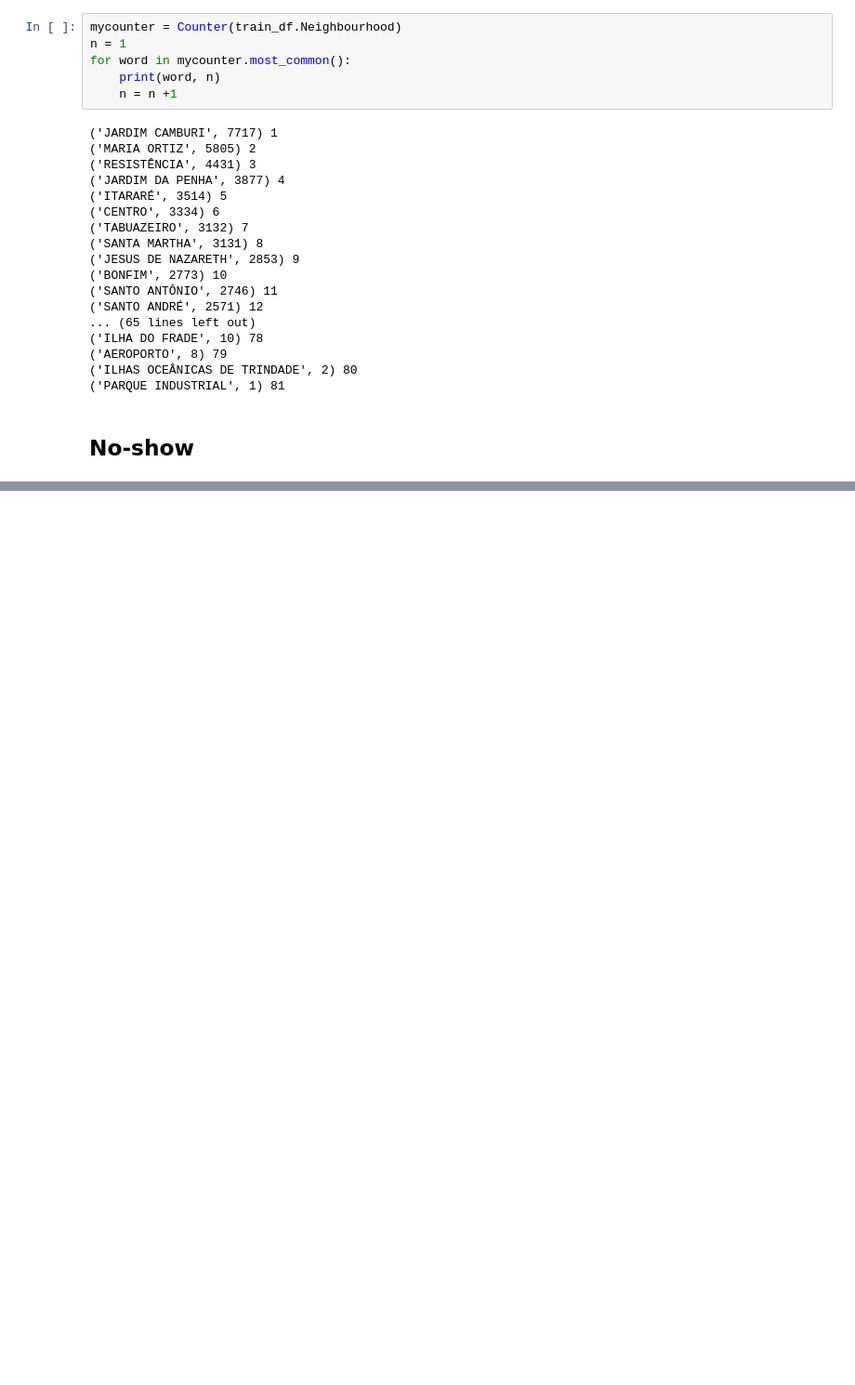
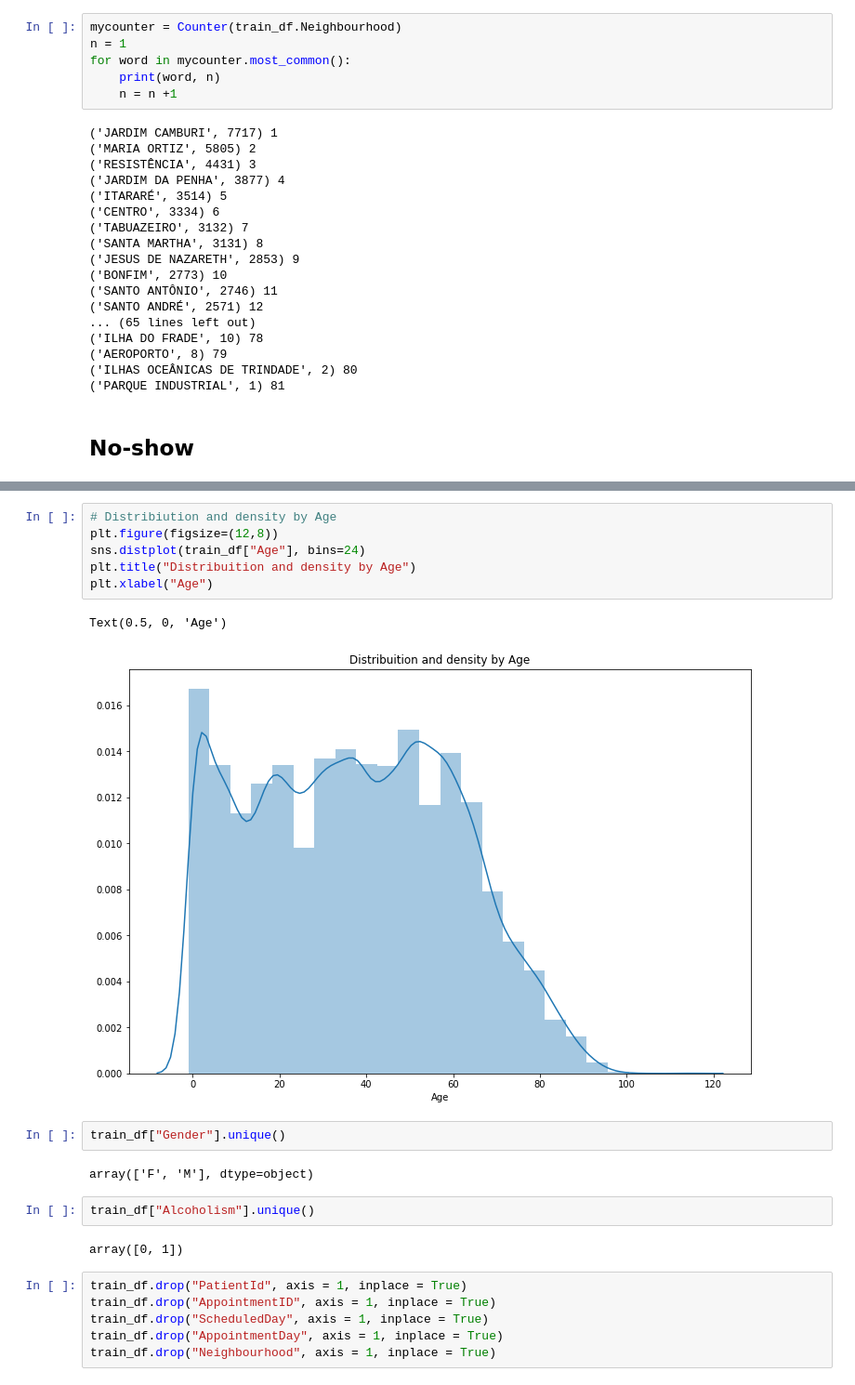
Before and after one commit to Seiji555/Team_AI, a Jupyter notebook: 20191102/Medical_Appointment.ipynb, the cells around one changed output, grey strips where cells are left out. Shown: that part at 93% size. Cells and saved outputs as stored; diff of their text form; blank space fills up the shorter version.

```diff
--- a/20191102/Medical_Appointment.ipynb
+++ b/20191102/Medical_Appointment.ipynb
@@ -175,0 +209,23 @@ SyntaxError: EOL while scanning string literal (<ipython-input-17-f672c818df53>,
+# %%
+# Distribiution and density by Age
+plt.figure(figsize=(12,8))
+sns.distplot(train_df["Age"], bins=24)
+plt.title("Distribuition and density by Age")
+plt.xlabel("Age")
+# %% [output]
+Text(0.5, 0, 'Age')
+[figure, added]
+# %%
+train_df["Gender"].unique()
+# %% [output]
+array(['F', 'M'], dtype=object)
+# %%
+train_df["Alcoholism"].unique()
+# %% [output]
+array([0, 1])
+# %%
+train_df.drop("PatientId", axis = 1, inplace = True)
+train_df.drop("AppointmentID", axis = 1, inplace = True)
+train_df.drop("ScheduledDay", axis = 1, inplace = True)
+train_df.drop("AppointmentDay", axis = 1, inplace = True)
+train_df.drop("Neighbourhood", axis = 1, inplace = True)
```
Also changed, not shown: parts of 14 cells of this notebook, 1 other file.
